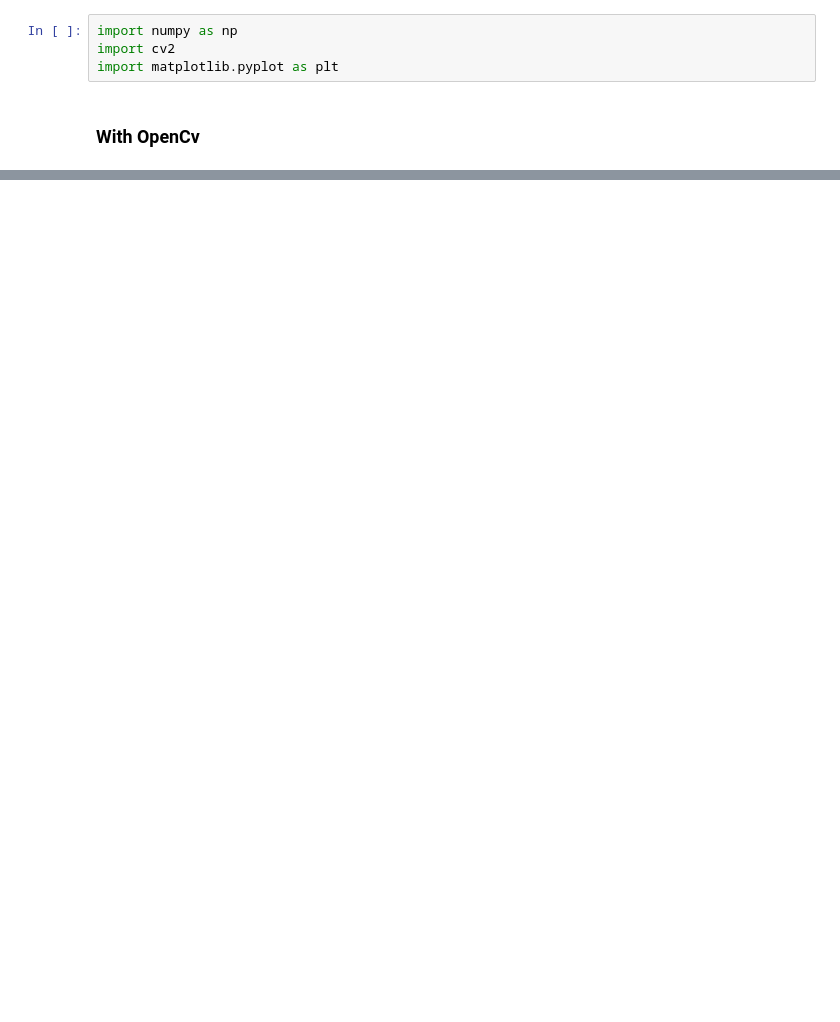
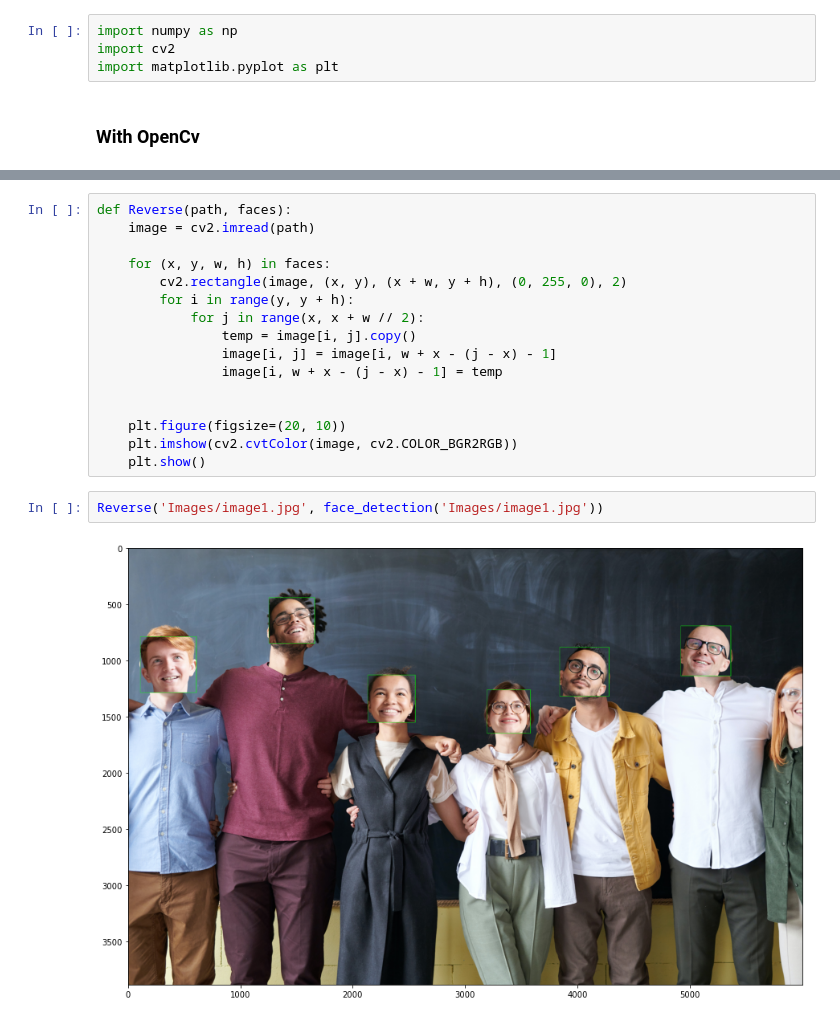
Before and after one commit to MohammadRouintan/Practice-Digital-Image-Processing, a Jupyter notebook: Exercise1/FaceDetectionAndSpatialTransformations.ipynb, the cells around one changed output, grey strips where cells are left out. Saved outputs shown, nothing was run; the diff lists cells and outputs as text; blank space fills up the shorter version.

```diff
--- a/Exercise1/FaceDetectionAndSpatialTransformations.ipynb
+++ b/Exercise1/FaceDetectionAndSpatialTransformations.ipynb
@@ -52,0 +85,20 @@ Write a conclusion and references which you've used in your homework
+# %%
+def Reverse(path, faces):
+    image = cv2.imread(path)
+
+    for (x, y, w, h) in faces:
+        cv2.rectangle(image, (x, y), (x + w, y + h), (0, 255, 0), 2)
+        for i in range(y, y + h):
+            for j in range(x, x + w // 2):
+                temp = image[i, j].copy()
+                image[i, j] = image[i, w + x - (j - x) - 1]
+                image[i, w + x - (j - x) - 1] = temp
+
+
+    plt.figure(figsize=(20, 10))
+    plt.imshow(cv2.cvtColor(image, cv2.COLOR_BGR2RGB))
+    plt.show()
+# %%
+Reverse('Images/image1.jpg', face_detection('Images/image1.jpg'))
+# %% [output]
+[figure, added]
```
Also changed, not shown: parts of 13 cells of this notebook, 2 other files.
